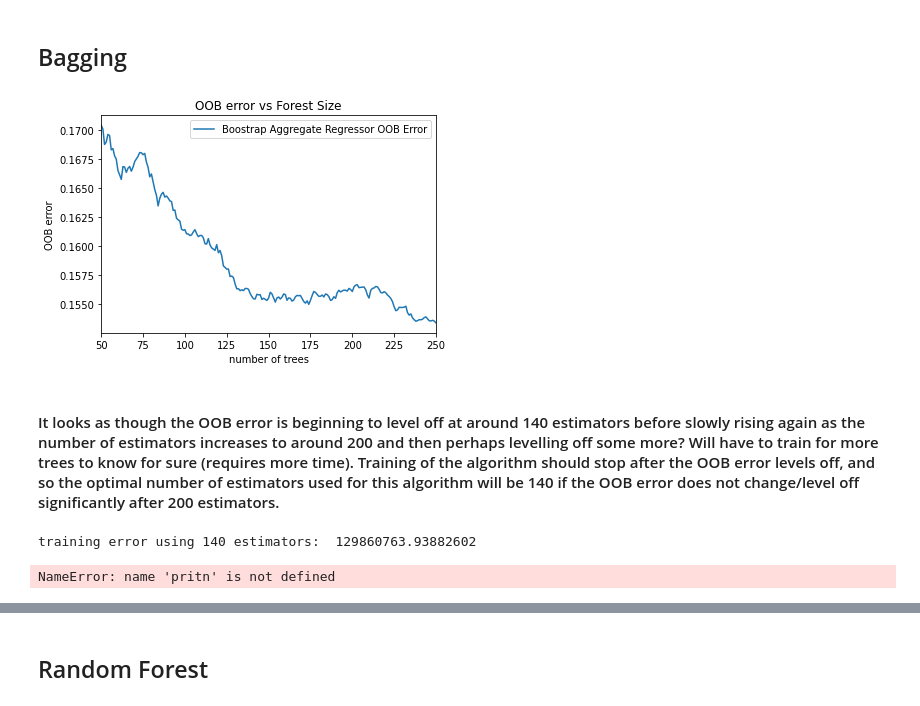
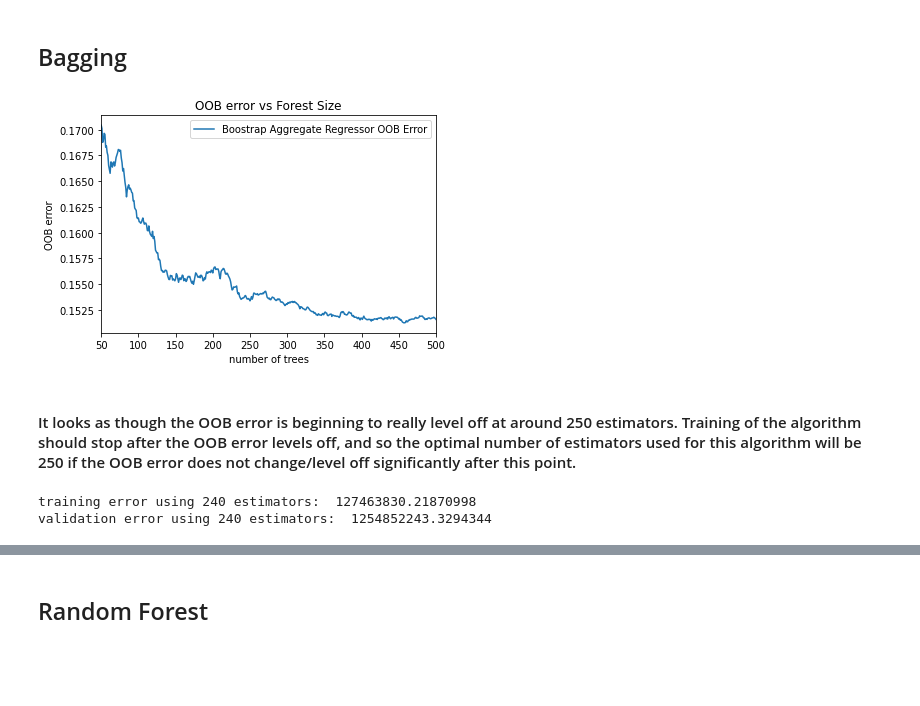
Before and after one commit to sofiapasquini/Cs9860A-Final-Project, a Jupyter notebook: CS9860A_Final_Project_Pasquini_Tondro.ipynb, the cells around one changed output, grey strips where cells are left out. Drawn from its saved outputs; the diff is of its cells as text; code cells hidden in the pictures; blank space fills up the shorter version.

```diff
--- a/CS9860A_Final_Project_Pasquini_Tondro.ipynb
+++ b/CS9860A_Final_Project_Pasquini_Tondro.ipynb
@@ -334,32 +335,34 @@ from sklearn.ensemble import BaggingRegressor
 from collections import OrderedDict
 
 ensemble_clf=[('Boostrap Aggregate Regressor OOB Error', BaggingRegressor(oob_score=True, random_state=0))]
 
 error_rate=OrderedDict((label,  []) for label, _ in ensemble_clf)
 
 #specify the range of trees we wish to explore
 min_trees=50
-max_trees=250
+max_trees=500
+
+##SOFIA- maybe try to train over up to 500 trees just to be sure the OOB score is truly level?
 
 for label, clf in ensemble_clf:
     for i in range(min_trees, max_trees+1):
         clf.set_params(n_estimators=i) #set the number of trees for each forest
         clf.fit(X_train,y_train)
 
         #make sure to record the OOB score for each forest
         oob_error=1-clf.oob_score_
         error_rate[label].append((i,oob_error))
 
 #now create a plot to visualize the OOB error as a function of the size of the forest
 for label, clf_err in error_rate.items():
     xs, ys=zip(*clf_err)
     plt.plot(xs,ys, label=label)
 
 plt.xlim(min_trees, max_trees)
 plt.xlabel("number of trees")
 plt.ylabel("OOB error")
 plt.legend(loc='upper right')
 plt.title("OOB error vs Forest Size")
 plt.show()
 # %% [output]
-[figure, old version]
+[figure, new version]
@@ -366,9 +384,9 @@ plt.show()
 # %% [markdown]
-#### It looks as though the OOB error is beginning to level off at around 140 estimators before slowly rising again as the number of estimators increases to around 200 and then perhaps levelling off some more? Will have to train for more trees to know for sure (requires more time). Training of the algorithm should stop after the OOB error levels off, and so the optimal number of estimators used for this algorithm will be 140 if the OOB error does not change/level off significantly after 200 estimators.
+#### It looks as though the OOB error is beginning to really level off at around 250 estimators. Training of the algorithm should stop after the OOB error levels off, and so the optimal number of estimators used for this algorithm will be 250 if the OOB error does not change/level off significantly after this point.
 # %%
 #here we will re-train the bagging decision tree regressor using optimal n_estimators and calculate the training and validation error
 
-bagReg=BaggingRegressor(oob_score=True, random_state=0, n_estimators=140).fit(X_train, y_train)
+bagReg=BaggingRegressor(oob_score=True, random_state=0, n_estimators=250).fit(X_train, y_train)
 y_pred_train=bagReg.predict(X_train)
 y_pred_val=bagReg.predict(X_val)
 
@@ -376,9 +394,9 @@ y_pred_val=bagReg.predict(X_val)
 mse_train=mse(y_train, y_pred_train)
 mse_val=mse(y_val, y_pred_val)
 
-print("training error using 140 estimators: ", mse_train)
-print("validation error using 140 estimators: ", mse_val)
+print("training error using 240 estimators: ", mse_train)
+print("validation error using 240 estimators: ", mse_val)
 # %% [output]
-training error using 140 estimators:  129860763.93882602
+training error using 240 estimators:  127463830.21870998
+validation error using 240 estimators:  1254852243.3294344
-NameError: name 'pritn' is not defined
 # %%
```
Also changed, not shown: parts of 15 cells of this notebook.
